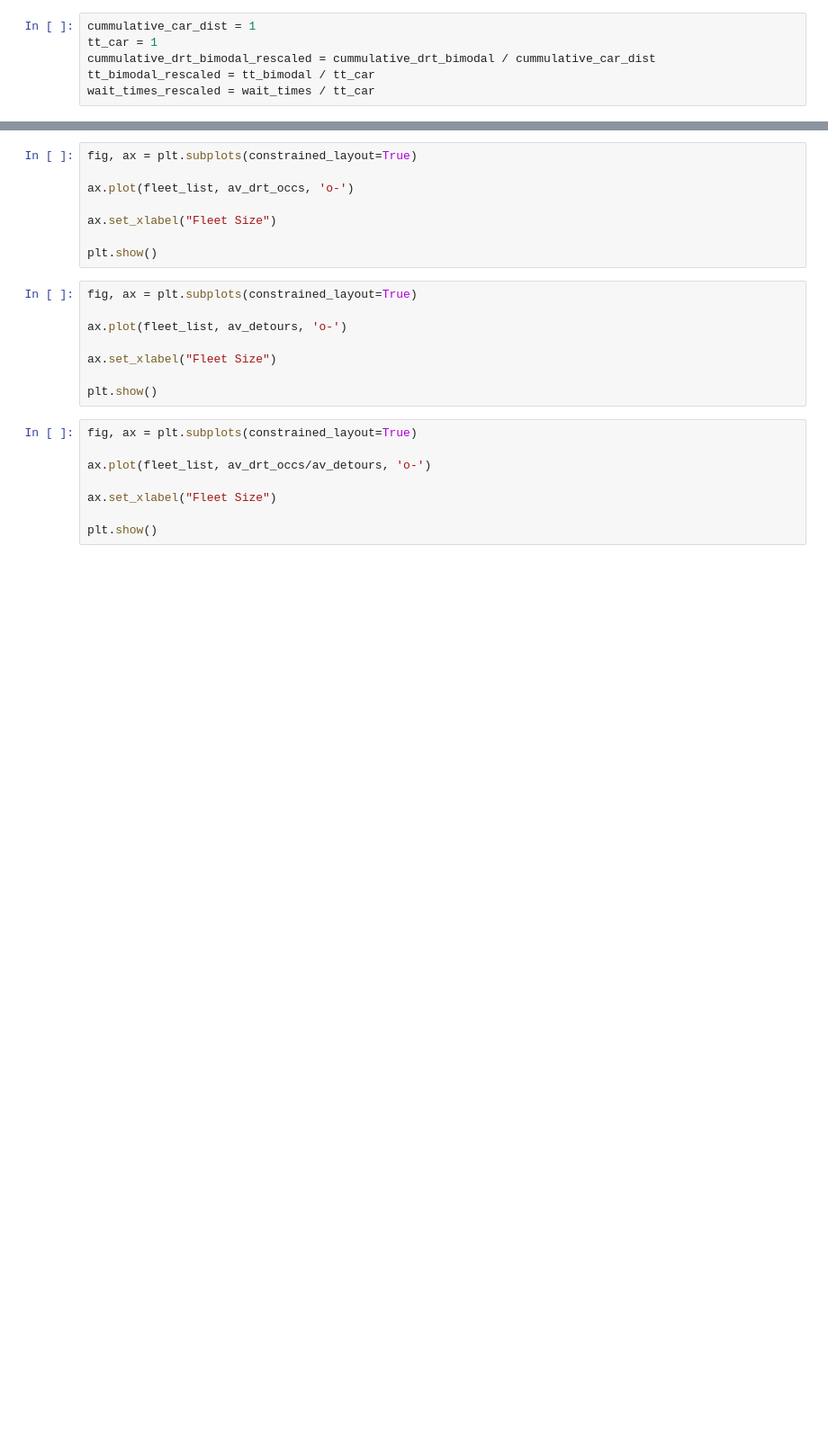
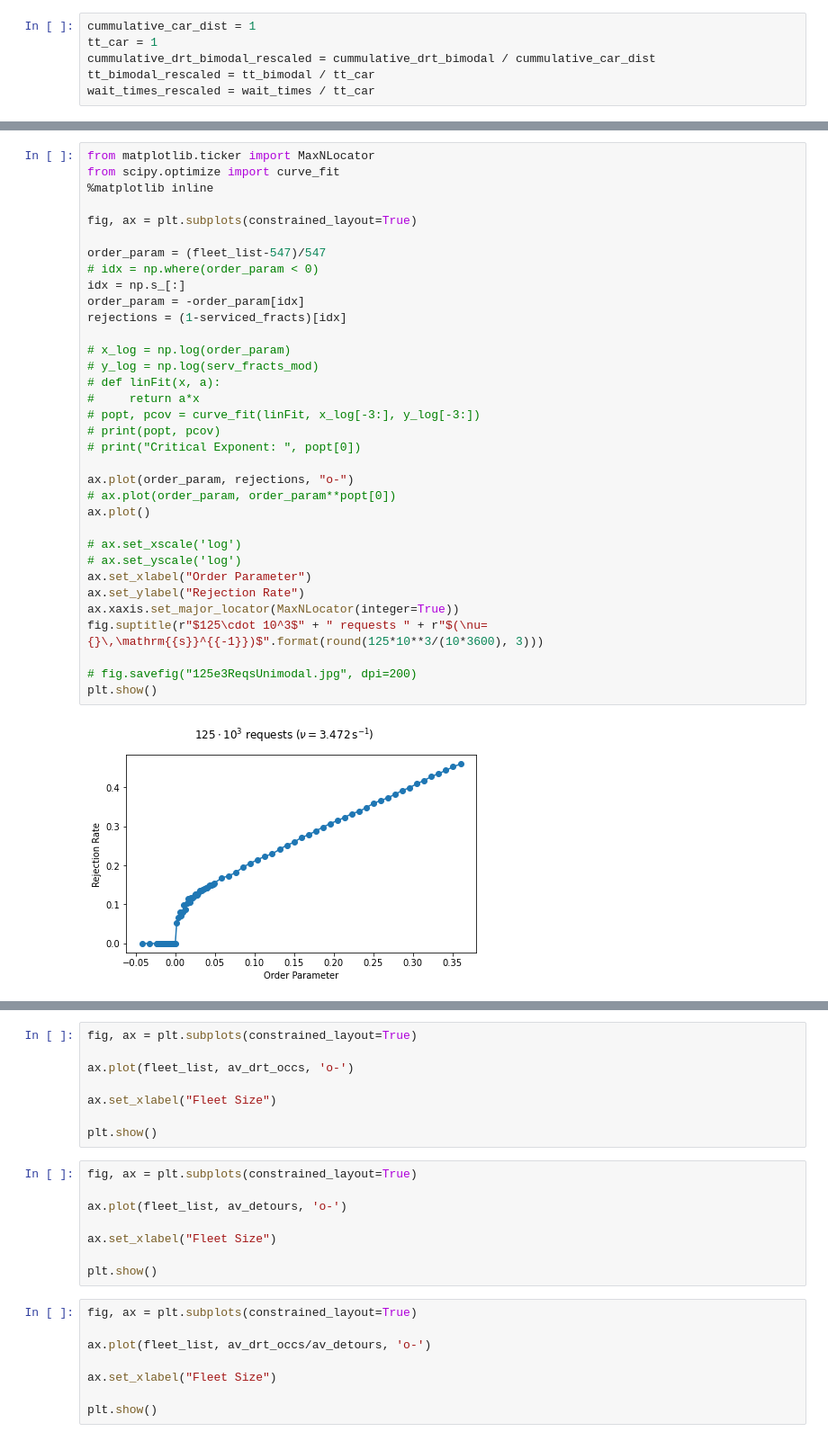
Before and after one commit to poss-group/matsim-bimodal-1, a Jupyter notebook: python_analysis/VaryFleetSizeNewFormatDrt.ipynb, the cells around one changed output, grey strips where cells are left out. Shown: that part at 90% size. Cells and saved outputs as stored; diff of their text form; blank space fills up the shorter version.

```diff
--- a/python_analysis/VaryFleetSizeNewFormatDrt.ipynb
+++ b/python_analysis/VaryFleetSizeNewFormatDrt.ipynb
@@ -306,3 +350,39 @@ plt.show()
+# %%
+from matplotlib.ticker import MaxNLocator
+from scipy.optimize import curve_fit
+%matplotlib inline
+
+fig, ax = plt.subplots(constrained_layout=True)
+
+order_param = (fleet_list-547)/547
+# idx = np.where(order_param < 0)
+idx = np.s_[:]
+order_param = -order_param[idx]
+rejections = (1-serviced_fracts)[idx]
+
+# x_log = np.log(order_param)
+# y_log = np.log(serv_fracts_mod)
+# def linFit(x, a):
+#     return a*x
+# popt, pcov = curve_fit(linFit, x_log[-3:], y_log[-3:])
+# print(popt, pcov)
+# print("Critical Exponent: ", popt[0])
+
+ax.plot(order_param, rejections, "o-")
+# ax.plot(order_param, order_param**popt[0])
+ax.plot()
+
+# ax.set_xscale('log')
+# ax.set_yscale('log')
+ax.set_xlabel("Order Parameter")
+ax.set_ylabel("Rejection Rate")
+ax.xaxis.set_major_locator(MaxNLocator(integer=True))
+fig.suptitle(r"$125\cdot 10^3$" + " requests " + r"$(\nu={}\,\mathrm{{s}}^{{-1}})$".format(round(125*10**3/(10*3600), 3)))
+
+# fig.savefig("125e3ReqsUnimodal.jpg", dpi=200)
+plt.show()
+# %% [output]
+[figure, added]
 # %%
 from matplotlib.ticker import MaxNLocator
 from scipy.optimize import curve_fit
```
Also changed, not shown: parts of 6 cells of this notebook, 2 other files.
